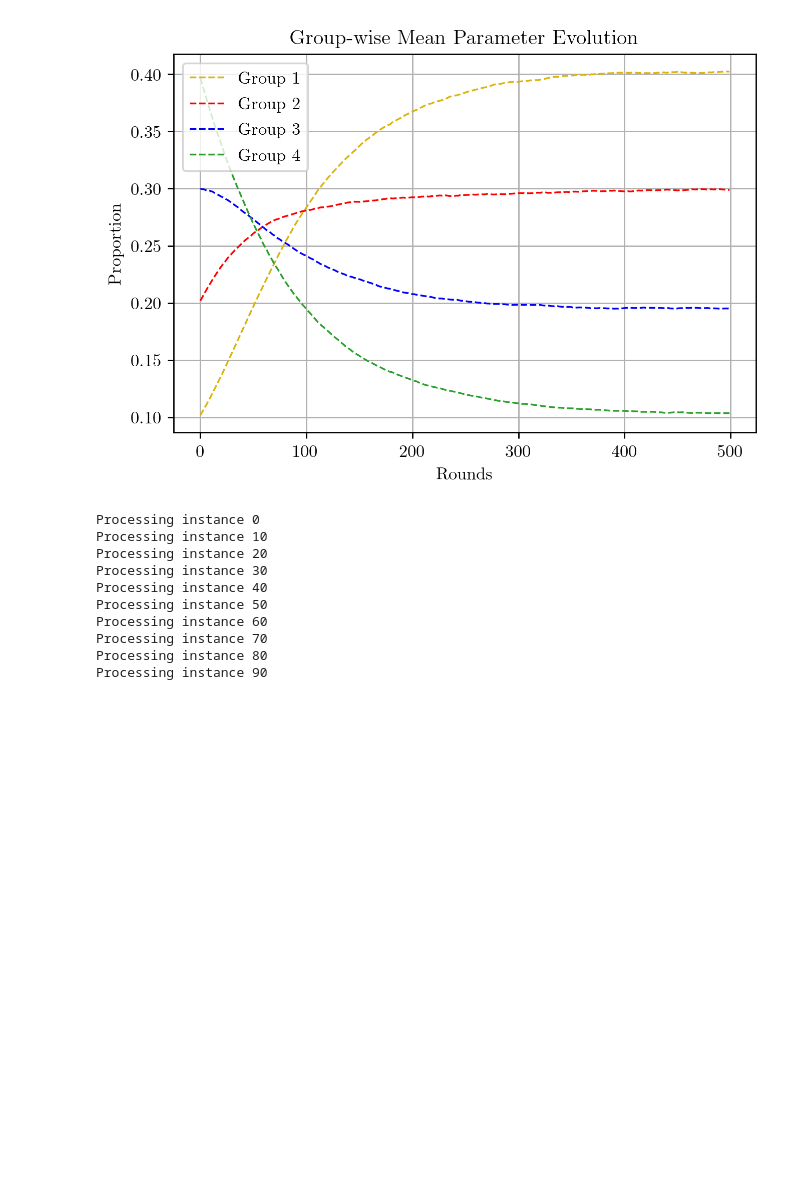
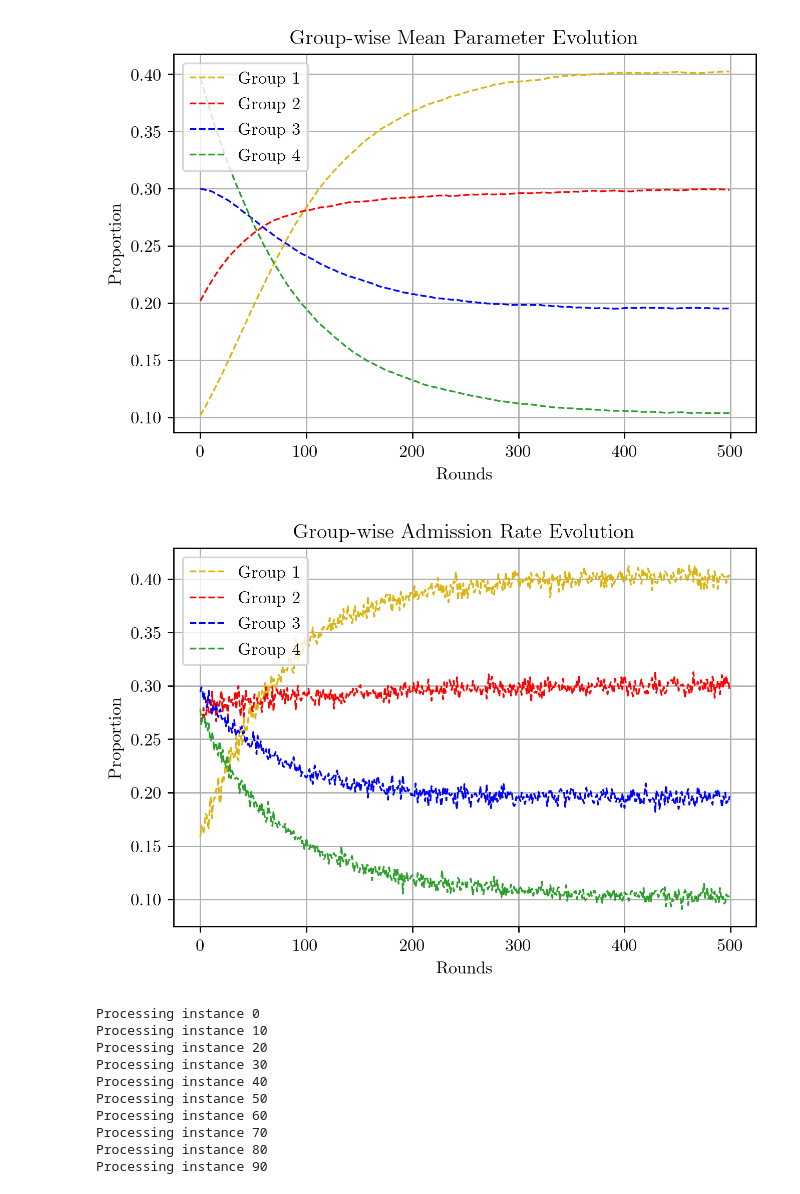
Before and after one commit to bhagyapuranik/fairness_multi_group, a Jupyter notebook: test.ipynb, the cells around one changed output. Cells and saved outputs as stored; diff of their text form; code cells hidden in the pictures; blank space fills up the shorter version.

Commit message:
admitted plot added

```diff
--- a/test.ipynb
+++ b/test.ipynb
@@ -47,6 +47,10 @@ Processing instance 20
 Processing instance 30
 Processing instance 40
 [figure]
+# %%
+plot_mean_param_evolution(admitteds,num_groups, title_ = 'Group-wise Admission Rate Evolution')
+# %% [output]
+[figure, added]
 # %%
 num_rounds = 500
 lambda_ = 3
```
